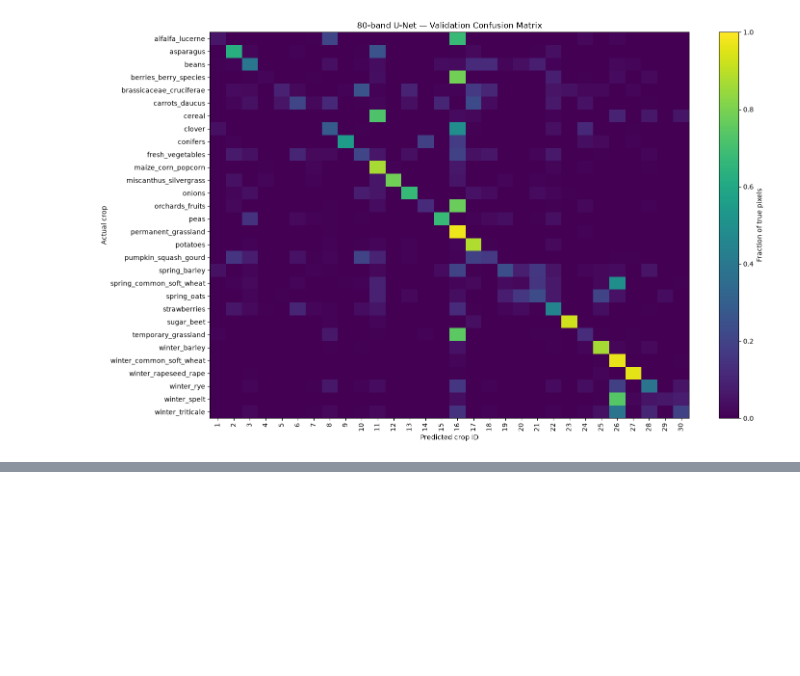
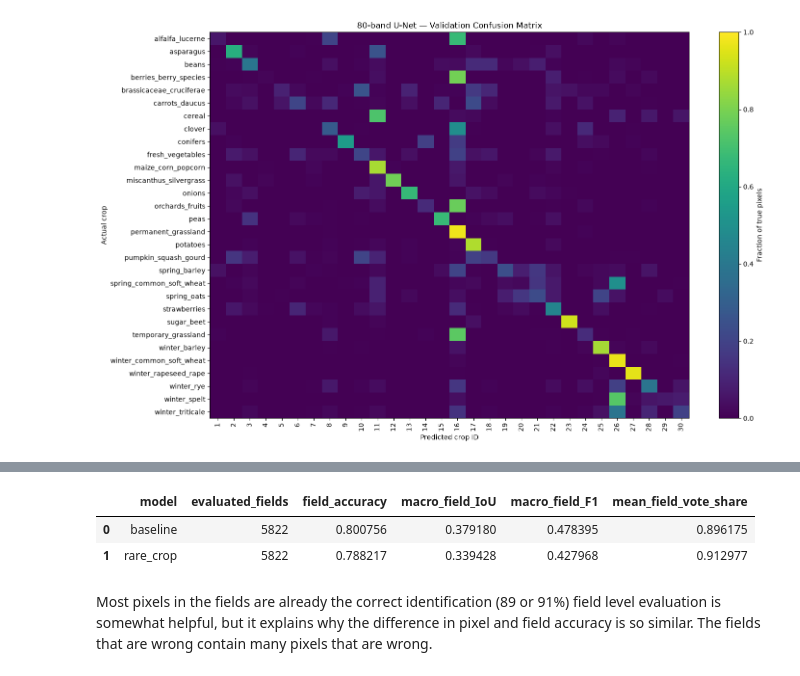
Before and after one commit to staehelinhenrimax-droid/European-Spectral-Crop-Identification, a Jupyter notebook: notebooks/Functionalized_workflow.ipynb, the cells around one changed output, grey strips where cells are left out. Drawn from its saved outputs; the diff is of its cells as text; code cells hidden in the pictures; blank space fills up the shorter version.

```diff
--- a/notebooks/Functionalized_workflow.ipynb
+++ b/notebooks/Functionalized_workflow.ipynb
@@ -1730,0 +1828,8 @@ plt.show()
+# %%
+display(field_summary)
+# %% [output]
+|  | model | evaluated_fields | field_accuracy | macro_field_IoU | macro_field_F1 | mean_field_vote_share |
+| 0 | baseline | 5822 | 0.800756 | 0.379180 | 0.478395 | 0.896175 |
+| 1 | rare_crop | 5822 | 0.788217 | 0.339428 | 0.427968 | 0.912977 |
+# %% [markdown]
+Most pixels in the fields are already the correct identification (89 or 91%) field level evaluation is somewhat helpful, but it explains why the difference in pixel and field accuracy is so similar. The fields that are wrong contain many pixels that are wrong.
```
Also changed, not shown: parts of 4 cells of this notebook, 1 other file.
